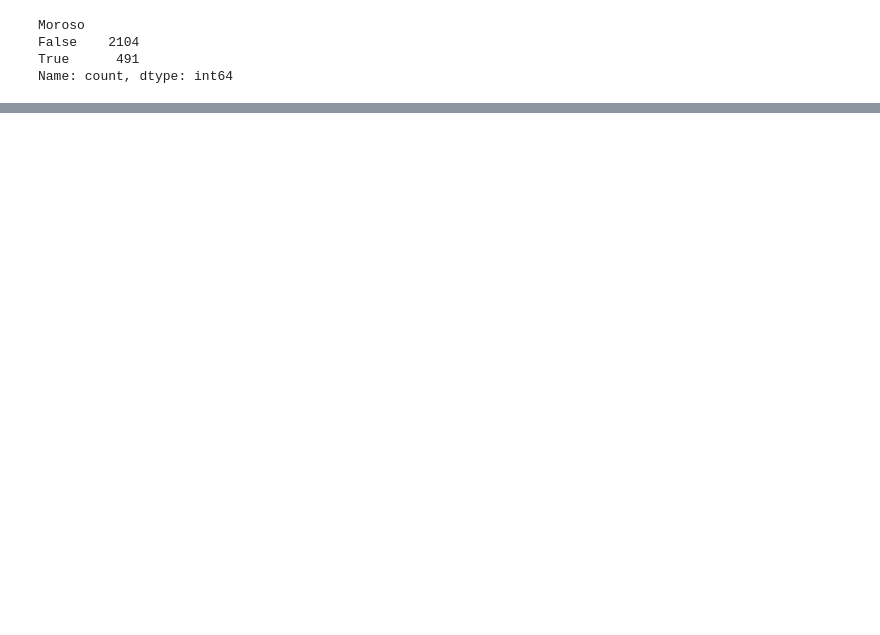
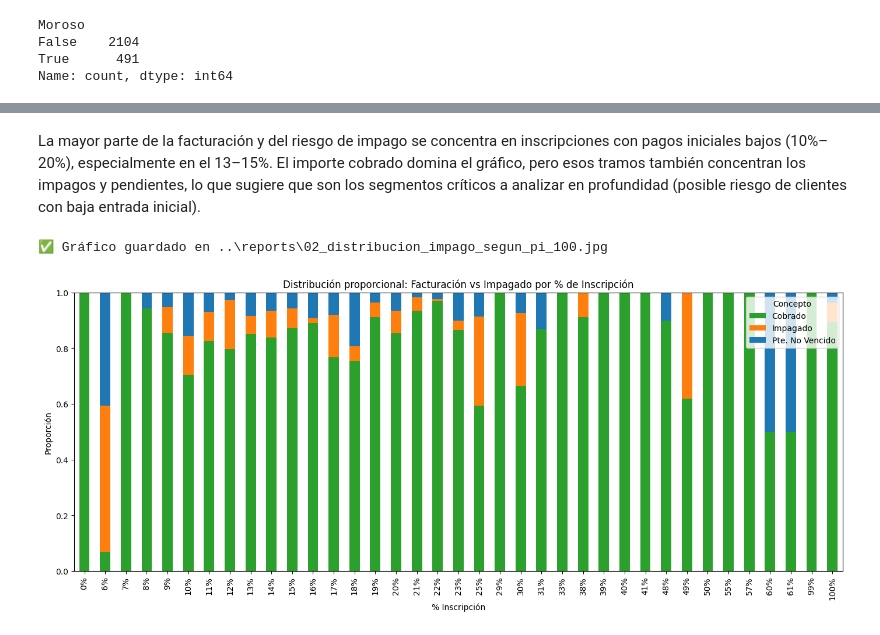
Before and after one commit to clorofilo/prediccion-morosidad, a Jupyter notebook: notebooks/01_eda.ipynb, the cells around one changed output, grey strips where cells are left out. Drawn from its saved outputs; the diff is of its cells as text; code cells hidden in the pictures; blank space fills up the shorter version.

```diff
--- a/notebooks/01_eda.ipynb
+++ b/notebooks/01_eda.ipynb
@@ -100,0 +438,7 @@ Name: count, dtype: int64
+# %% [markdown]
+La mayor parte de la facturación y del riesgo de impago se concentra en inscripciones con pagos iniciales bajos (10%–20%), especialmente en el 13–15%. El importe cobrado domina el gráfico, pero esos tramos también concentran los impagos y pendientes, lo que sugiere que son los segmentos críticos a analizar en profundidad (posible riesgo de clientes con baja entrada inicial).
+# %%
+df_result_prop = plot_facturacion_prop(df_convo_deuda, output_path=os.path.join(path_reports, "02_distribucion_impago_segun_pi_100.jpg"))
+# %% [output]
+✅ Gráfico guardado en ..\reports\02_distribucion_impago_segun_pi_100.jpg
+[figure, added]
```
Also changed, not shown: parts of 19 cells of this notebook, 7 other files.
